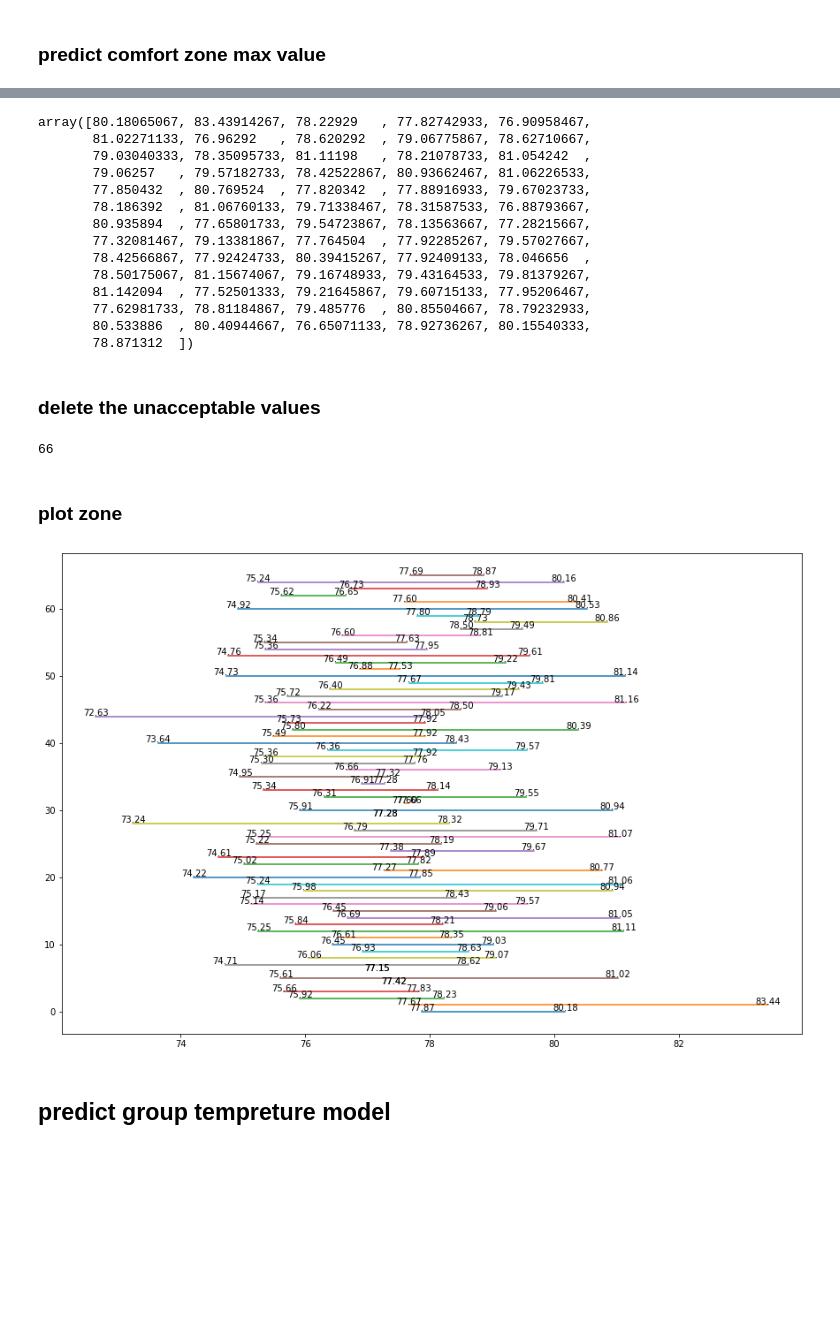
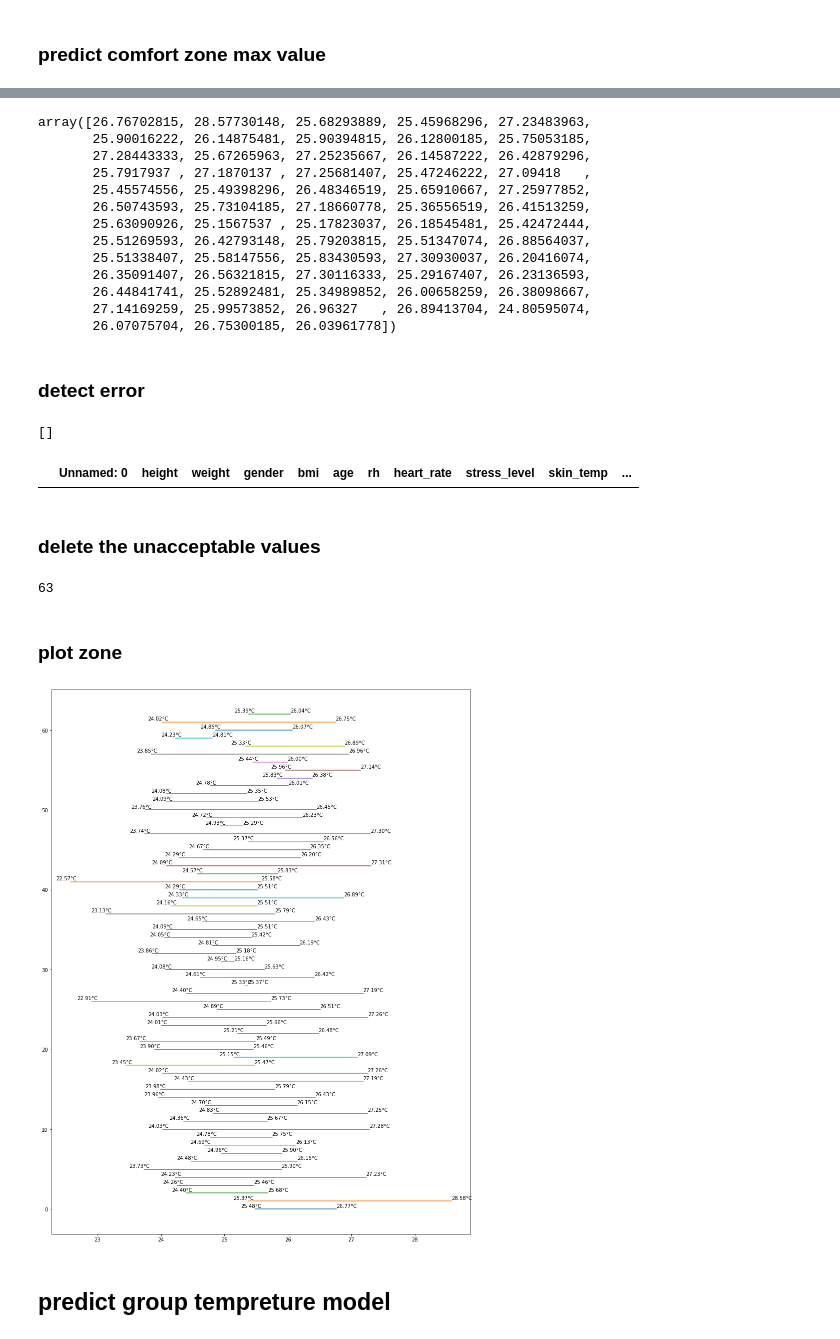
Before and after one commit to chengxiangduan-usc/mecsc, a Jupyter notebook: model/comfort_minmax_model/test_rf_model.ipynb, the cells around one changed output, grey strips where cells are left out. Cells and saved outputs as stored; diff of their text form; code cells hidden in the pictures; blank space fills up the shorter version.

```diff
--- a/model/comfort_minmax_model/test_rf_model.ipynb
+++ b/model/comfort_minmax_model/test_rf_model.ipynb
@@ -21,3 +21,6 @@ plt.rcParams["figure.figsize"] = (15, 10)
+# %%
+def convertFahrenheitToCelsius(f):
+    return (f - 32) / 1.8
 # %% [markdown]
 ## load random forest model
 # %%
@@ -60,3 +81,5 @@ y_pred_min = rfr_min.predict(X)
+# %%
+y_pred_min = np.array([convertFahrenheitToCelsius(f) for f in y_pred_min])
 # %%
 y_pred_min
 # %% [output]
@@ -81,20 +105,36 @@ y_pred_max = rfr_max.predict(X)
+# %%
+y_pred_max = np.array([convertFahrenheitToCelsius(f) for f in y_pred_max])
 # %%
 y_pred_max
 # %% [output]
-array([80.18065067, 83.43914267, 78.22929   , 77.82742933, 76.90958467,
-       81.02271133, 76.96292   , 78.620292  , 79.06775867, 78.62710667,
-       79.03040333, 78.35095733, 81.11198   , 78.21078733, 81.054242  ,
-       79.06257   , 79.57182733, 78.42522867, 80.93662467, 81.06226533,
-       77.850432  , 80.769524  , 77.820342  , 77.88916933, 79.67023733,
-       78.186392  , 81.06760133, 79.71338467, 78.31587533, 76.88793667,
-       80.935894  , 77.65801733, 79.54723867, 78.13563667, 77.28215667,
-       77.32081467, 79.13381867, 77.764504  , 77.92285267, 79.57027667,
-       78.42566867, 77.92424733, 80.39415267, 77.92409133, 78.046656  ,
-       78.50175067, 81.15674067, 79.16748933, 79.43164533, 79.81379267,
-       81.142094  , 77.52501333, 79.21645867, 79.60715133, 77.95206467,
-       77.62981733, 78.81184867, 79.485776  , 80.85504667, 78.79232933,
-       80.533886  , 80.40944667, 76.65071133, 78.92736267, 80.15540333,
-       78.871312  ])
+array([26.76702815, 28.57730148, 25.68293889, 25.45968296, 27.23483963,
+       25.90016222, 26.14875481, 25.90394815, 26.12800185, 25.75053185,
+       27.28443333, 25.67265963, 27.25235667, 26.14587222, 26.42879296,
+       25.7917937 , 27.1870137 , 27.25681407, 25.47246222, 27.09418   ,
+       25.45574556, 25.49398296, 26.48346519, 25.65910667, 27.25977852,
+       26.50743593, 25.73104185, 27.18660778, 25.36556519, 26.41513259,
+       25.63090926, 25.1567537 , 25.17823037, 26.18545481, 25.42472444,
+       25.51269593, 26.42793148, 25.79203815, 25.51347074, 26.88564037,
+       25.51338407, 25.58147556, 25.83430593, 27.30930037, 26.20416074,
+       26.35091407, 26.56321815, 27.30116333, 25.29167407, 26.23136593,
+       26.44841741, 25.52892481, 25.34989852, 26.00658259, 26.38098667,
+       27.14169259, 25.99573852, 26.96327   , 26.89413704, 24.80595074,
+       26.07075704, 26.75300185, 26.03961778])
+# %% [markdown]
+### detect error
+# %%
+errorIdx = []
+for i in range(len(y_pred_min)):
+    if y_pred_max[i] <= y_pred_min[i]:
+        errorIdx.append(i)
+# %%
+errorIdx
+# %% [output]
+[]
+# %%
+df_combine.iloc[errorIdx,:]
+# %% [output]
+|  | Unnamed: 0 | height | weight | gender | bmi | age | rh | heart_rate | stress_level | skin_temp | ... |
 # %% [markdown]
 ### delete the unacceptable values
 # %%
@@ -110,22 +150,23 @@ for i in range(len(y_pred_min)):
 # %%
 len(t_min)
 # %% [output]
-66
+63
 # %% [markdown]
 ### plot zone
 # %%
+plt.rcParams["figure.figsize"] = (15, 20)
 # draw comfort zone
 for i in range(len(t_min)):
     plt.plot([t_min[i], t_max[i]],[i, i])
 
 # tag comfort zone min $ max
 for i in range(len(t_min)):
-    plt.text(t_min[i]-0.2, i+0.1, "%.2f" % t_min[i])
-    plt.text(t_max[i]-0.2, i+0.1, "%.2f" % t_max[i])
+    plt.text(t_min[i]- 0.23, i+0.2, "%.2f°C" % t_min[i])
+    plt.text(t_max[i], i+0.2, "%.2f°C" % t_max[i])
 
 plt.show()
 # %% [output]
-[figure, old version]
+[figure, new version]
 # %% [markdown]
 ## predict group tempreture model
 # %%
```
Also changed, not shown: parts of 41 cells of this notebook, 4 other files.
